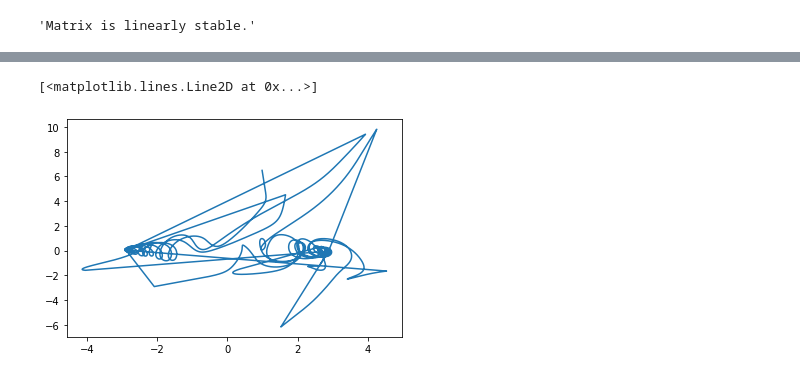
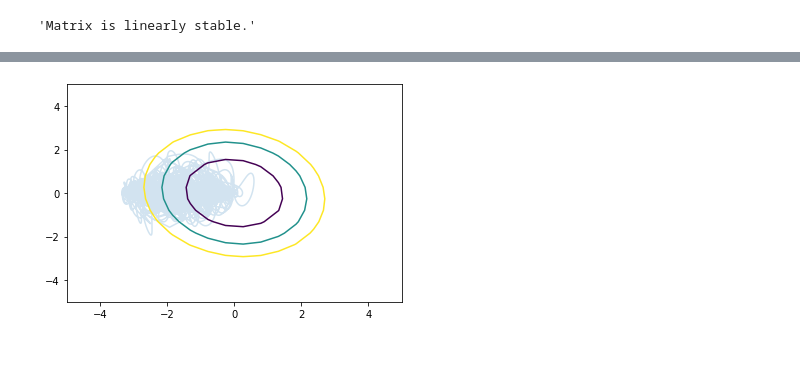
Before and after one commit to kozleo/boa_rnn, a Jupyter notebook: notebooks/test_nb.ipynb, the cells around one changed output, grey strips where cells are left out. Cells and saved outputs as stored; diff of their text form; code cells hidden in the pictures.

```diff
--- a/notebooks/test_nb.ipynb
+++ b/notebooks/test_nb.ipynb
@@ -65,7 +64,7 @@ M = utils.get_local_lyapunov_metric(J = J_star)
 
 num_test_points = 10000
 
-x_test_points = np.random.uniform(-1,1,(n,num_test_points))
+x_test_points = np.random.uniform(-1/n,1/n,(n,num_test_points))
 y_test_points = x_test_points - np.expand_dims(x_star,1)
 V_I = utils.V(M = M,Q = np.eye(n),x = y_test_points)
 
@@ -134,5 +106,26 @@ ax.scatter(x_star_pca[0],x_star_pca[1],x_star_pca[2],c = 'r',s = 50)
-# %%
-plt.plot(xs_flattened_svd[:,0],xs_flattened_svd[:,1])
-# %% [output]
-[<matplotlib.lines.Line2D at 0x...>]
-[figure, removed]
+# %%
+center = x_star_pca[0]
+
+plt.plot(xs_flattened_svd[:,0] - x_star_pca[0] ,xs_flattened_svd[:,1]- x_star_pca[1],alpha = 0.2)
+
+#what is the projection of an ellipse?
+num_points = 20
+x_1 = np.linspace(-5, 5, num_points)# + center[0,:]
+#x_2 = x.reshape(-1, 1)# + center[1,:]
+
+X1_mesh, X2_mesh = np.meshgrid(x_1, x_1)
+
+Y =  np.vstack([X1_mesh.flatten(), X2_mesh.flatten()])
+
+h = utils.V_y(M,Q[:2,:],Y,num_points)
+
+#A = Q[:2,:] @ M @ Q[:2,:].T
+
+#f_x = np.dot(np.dot(Y.T, A), Y)
+#f_x = np.diag(f_x).reshape(num_points, num_points)
+
+#f_x = np.diag(f_x).reshape(n_points, n_points)
+#Q[:2,:] @ M @ Q[:2,:].T
+cs = plt.contour(X1_mesh,X2_mesh,h,levels = [c, c+10,c+20])#,colors=['#808080', '#A0A0A0', '#C0C0C0'], extend='both')
+# %% [output]
+[figure, added]
```
Also changed, not shown: parts of 11 cells of this notebook, 12 other files.
